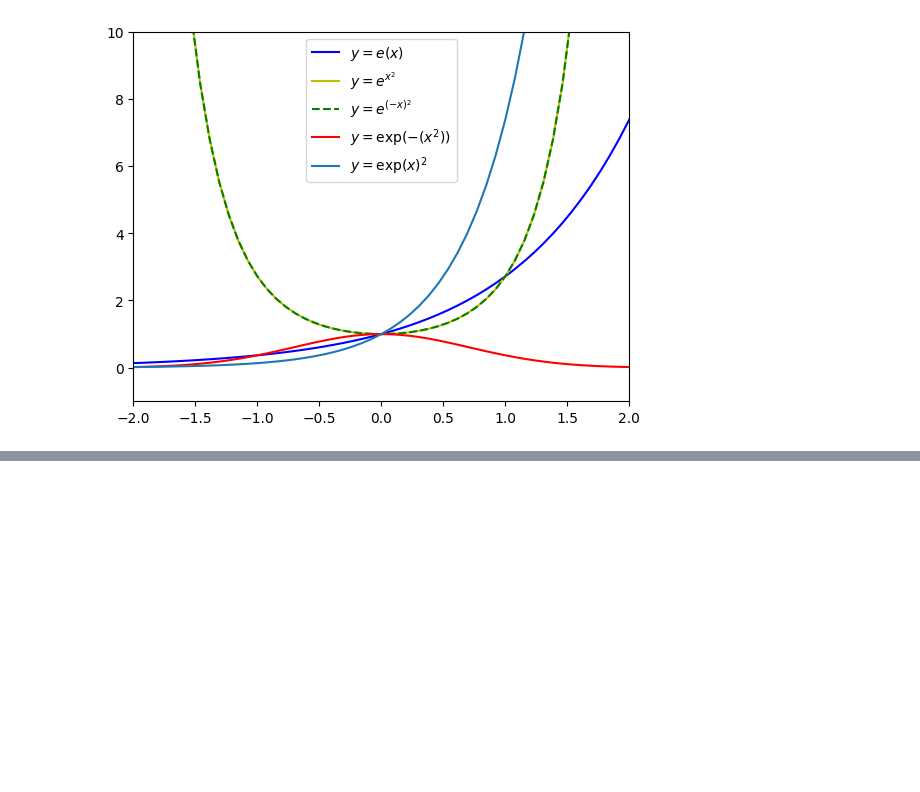
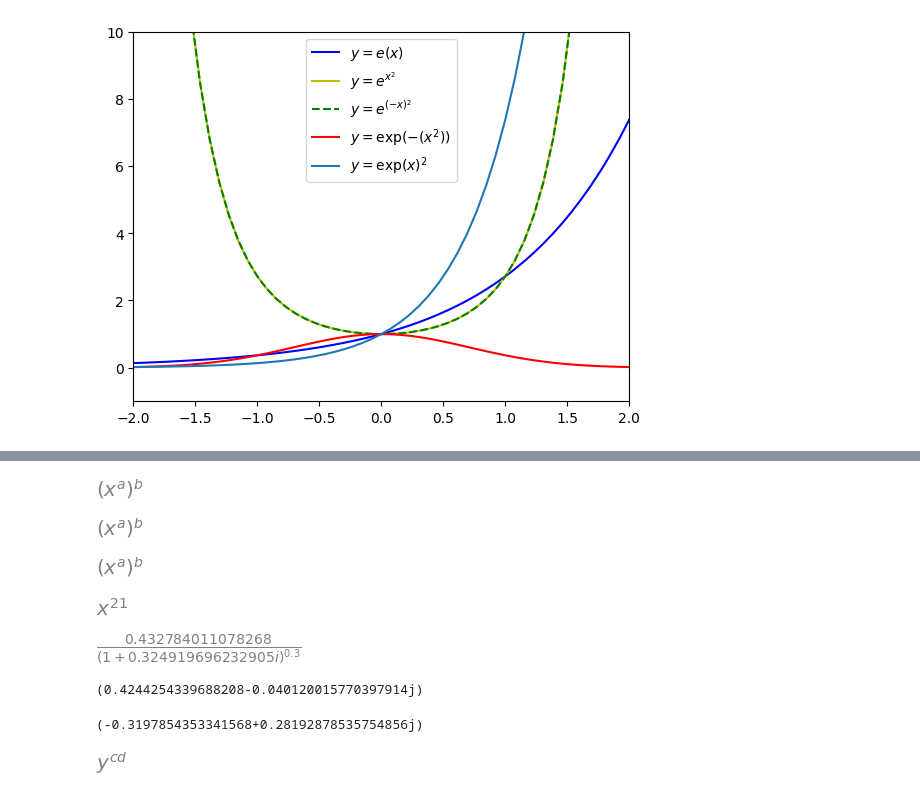
Before and after one commit to dennismwagiru/machine-learning, a Jupyter notebook: calculus/functions/exponential-and-log-functions.ipynb, the cells around one changed output, grey strips where cells are left out. Drawn from its saved outputs; the diff is of its cells as text; code cells hidden in the pictures; blank space fills up the shorter version.

```diff
--- a/calculus/functions/exponential-and-log-functions.ipynb
+++ b/calculus/functions/exponential-and-log-functions.ipynb
@@ -47,0 +107,29 @@ plt.show()
+# %%
+expr = (x**a)**b
+
+display(expr)
+display( sym.simplify(expr) )
+display( sym.powsimp(expr) )
+
+display(expr.subs({a: 3, b:7}))
+
+n1 = 4.1
+n2 = -.3
+y = -2
+
+display(expr.subs({x: y, a: n1, b: n2}))
+display( (y**n1)**n2 )
+display(y ** (n1 * n2))
+# %% [output]
+[figure, added]
+[figure, added]
+[figure, added]
+[figure, added]
+[figure, added]
+(0.4244254339688208-0.040120015770397914j)
+(-0.3197854353341568+0.28192878535754856j)
+# %%
+y,c,d = sym.symbols('y,c,d', positive=True)
+(y**c)**d
+# %% [output]
+[figure, added]
```
Also changed, not shown: parts of 8 cells of this notebook, 1 other file.
